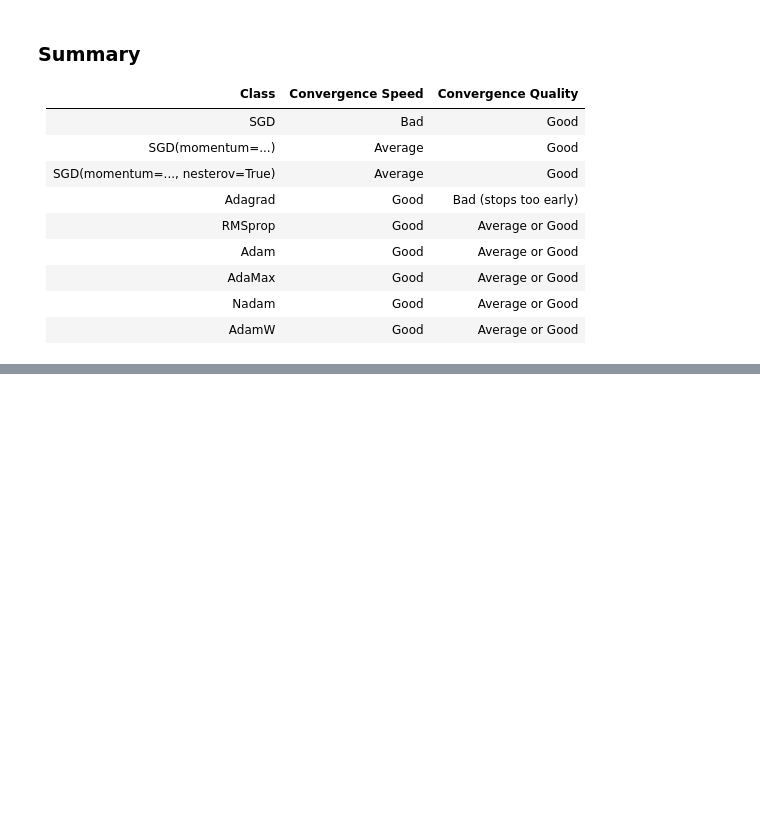
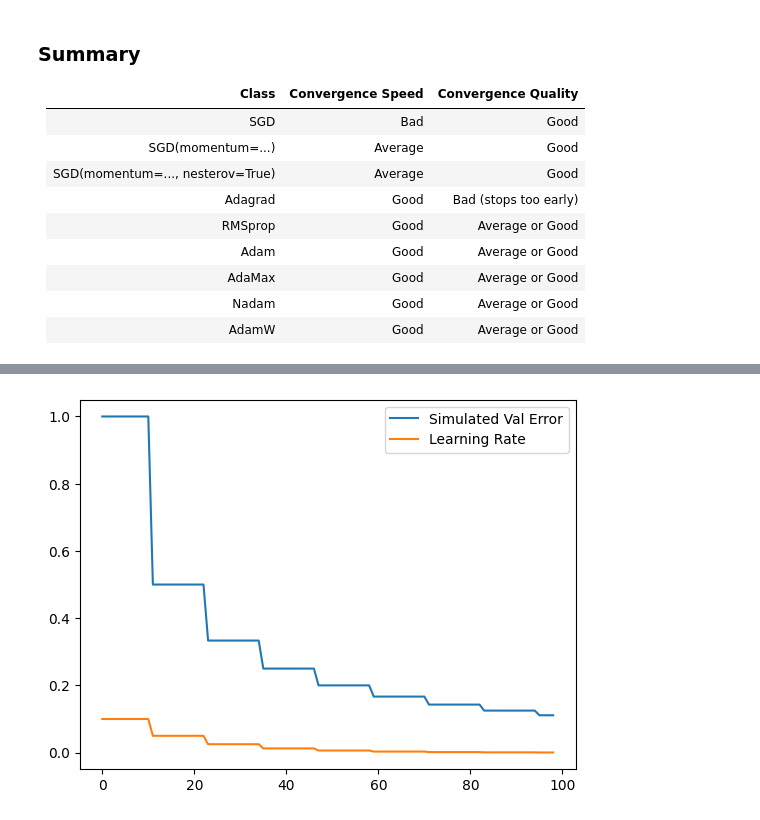
Before and after one commit to hAI-FA001/ML-homl---Learn, a Jupyter notebook: Part II - Neural Networks and Deep Learning/Ch-11.ipynb, the cells around one changed output, grey strips where cells are left out. Saved outputs shown, nothing was run; the diff lists cells and outputs as text; code cells hidden in the pictures; blank space fills up the shorter version.

Commit message:
Ch-11 (Learning Rate Scheduling, before Regularization)

```diff
--- a/Part II - Neural Networks and Deep Learning/Ch-11.ipynb
+++ b/Part II - Neural Networks and Deep Learning/Ch-11.ipynb
@@ -879,0 +950,17 @@ opt = tf.keras.optimizers.AdamW()
+# %%
+# simulate val error
+val_errors = np.arange(1, 100)
+val_errors //= 12
+val_errors += 1
+val_errors = 1/val_errors
+
+# in this case, reduce by a factor of lambda every 12 epochs
+lambda_ = 2
+eta_t = eta_0 / lambda_**(np.arange(1, 100) // 12)
+
+plt.plot(val_errors, label='Simulated Val Error')
+plt.plot(eta_t, label='Learning Rate')
+plt.legend()
+plt.show()
+# %% [output]
+[figure, added]
```
Also changed, not shown: parts of 27 cells of this notebook.
